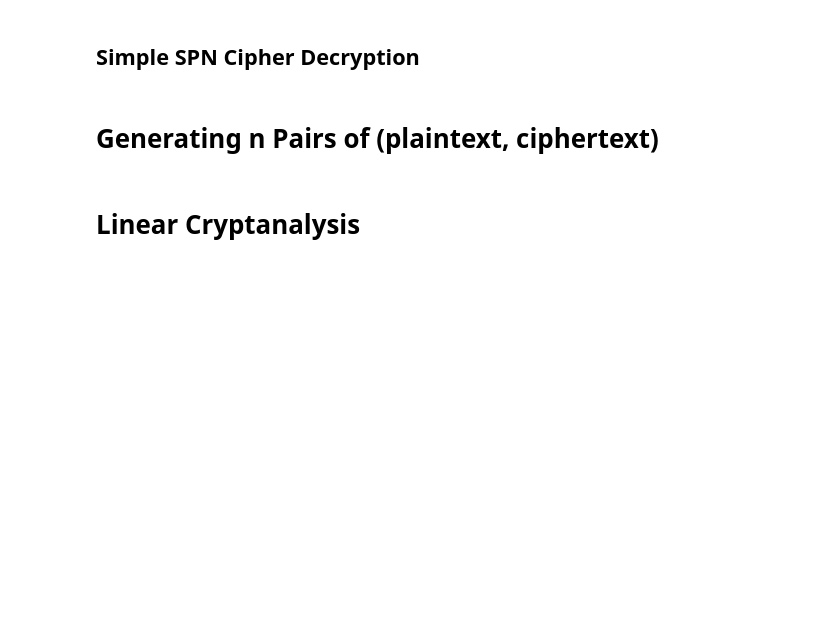
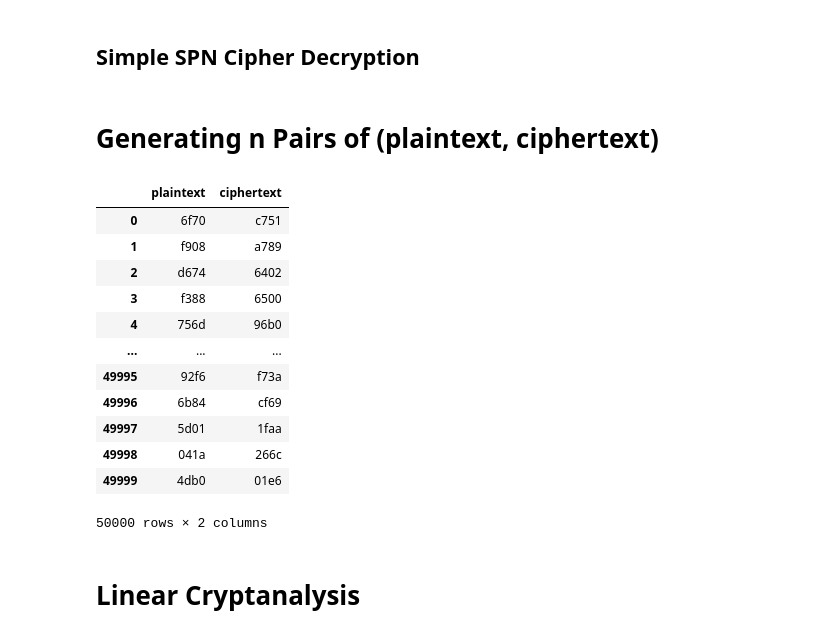
Before and after one commit to fazli96/CZ4010-Assignment, a Jupyter notebook: CZ4010_Assignment.ipynb, the cells around one changed output. Drawn from its saved outputs; the diff is of its cells as text; code cells hidden in the pictures; blank space fills up the shorter version.

```diff
--- a/CZ4010_Assignment.ipynb
+++ b/CZ4010_Assignment.ipynb
@@ -201,25 +201,37 @@ def decrypt(ct, k):
 # %%
 #Generate a maximum of 50,000 random plaintext-ciphertext pairs for linear cryptanalysis
 num_of_plaintext_ciphertext_pairs = 50000
 
 def generate_plaintext_ciphertext_pairs(num_of_plaintext_ciphertext_pairs):
     plaintext_array = []
     ciphertext_array = []
     plaintext_array = random.sample(range(1, 65535), num_of_plaintext_ciphertext_pairs)
 
     for i in range(0, num_of_plaintext_ciphertext_pairs):
         ciphertext = encrypt(plaintext_array[i], k)
         ciphertext_array.append(ciphertext)
 
-    # Produce a CSV of plaintext, ciphertext value pairs for cryptanalysis
-    if (DEBUG):
-        df = pd.DataFrame.from_dict({'plaintext': plaintext_array, 'ciphertext': ciphertext_array})
-        filename = 'sample_data/' + k[0:20] + '.csv'
-        df.to_csv(index=False, path_or_buf=filename)
+    # Display plaintext, ciphertext value pairs for cryptanalysis
+    plaintext_ciphertext_df = pd.DataFrame.from_dict({'plaintext': [format(i,"04x") for i in plaintext_array], 'ciphertext': [format(i,"04x") for i in ciphertext_array]})
+    display(plaintext_ciphertext_df)
 
     return plaintext_array, ciphertext_array
 
 plaintext_array, ciphertext_array = generate_plaintext_ciphertext_pairs(num_of_plaintext_ciphertext_pairs)
+# %% [output]
+|  | plaintext | ciphertext |
+| 0 | 6f70 | c751 |
+| 1 | f908 | a789 |
+| 2 | d674 | 6402 |
+| 3 | f388 | 6500 |
+| 4 | 756d | 96b0 |
+| ... | ... | ... |
+| 49995 | 92f6 | f73a |
+| 49996 | 6b84 | cf69 |
+| 49997 | 5d01 | 1faa |
+| 49998 | 041a | 266c |
+| 49999 | 4db0 | 01e6 |
+50000 rows × 2 columns
 # %% [markdown]
 # Linear Cryptanalysis
 # %%
```
Also changed, not shown: parts of 1 cell of this notebook.
